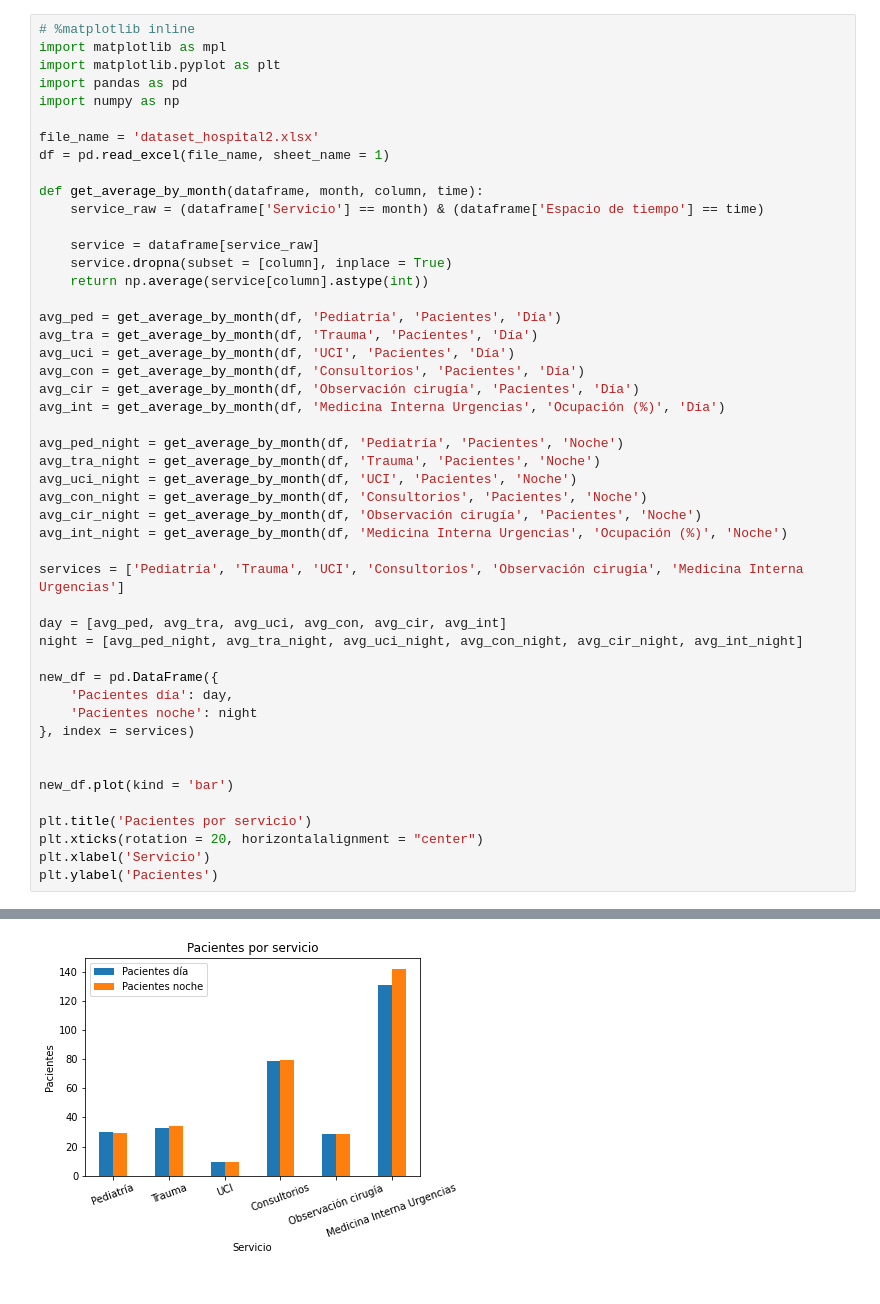
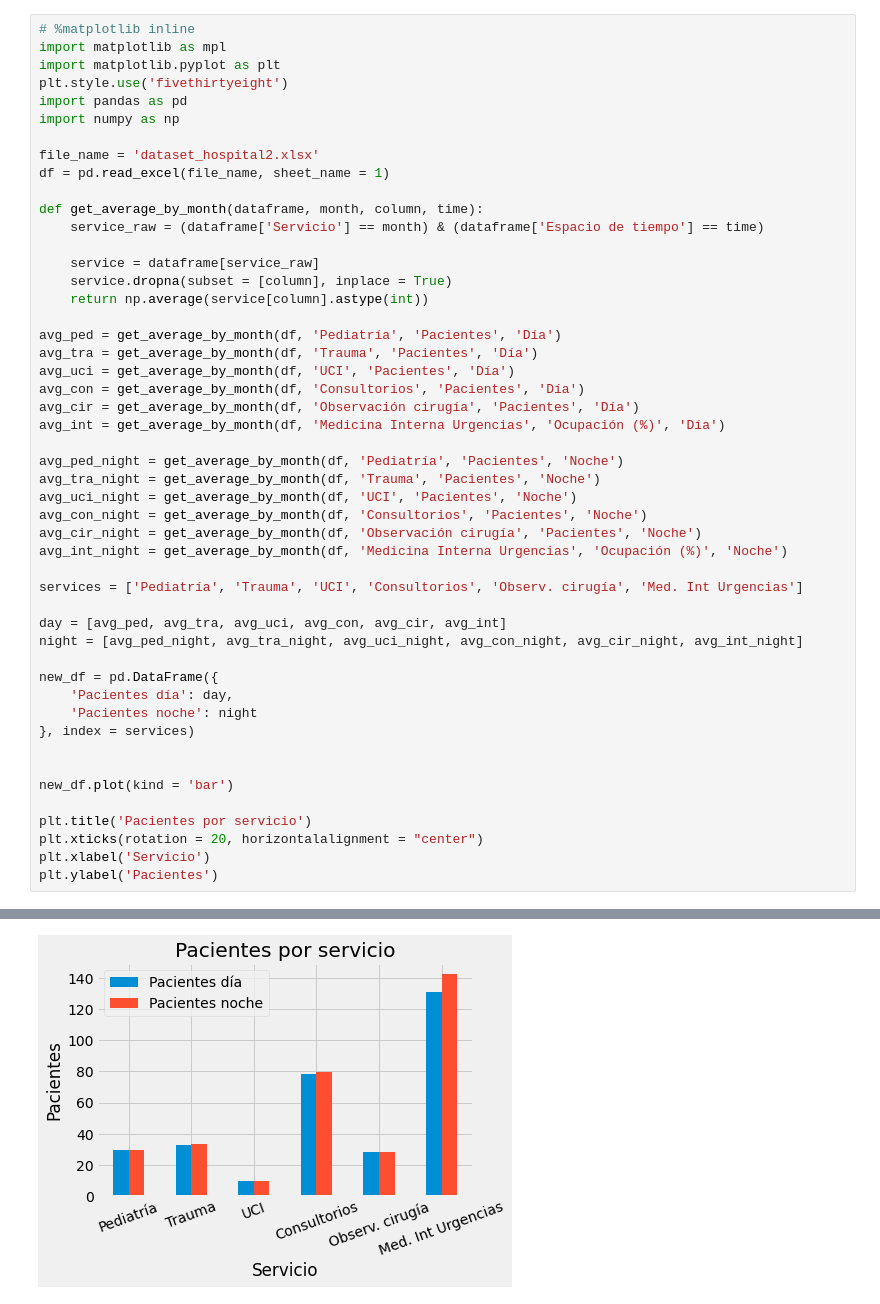
Before and after one commit to roadev/matplotlib_practice, a Jupyter notebook: pacientes_servicio.ipynb, the cells around one changed output, grey strips where cells are left out. Drawn from its saved outputs; the diff is of its cells as text.

Commit message:
change bar chart style

```diff
--- a/pacientes_servicio.ipynb
+++ b/pacientes_servicio.ipynb
@@ -2,6 +2,7 @@
 # %matplotlib inline
 import matplotlib as mpl
 import matplotlib.pyplot as plt
+plt.style.use('fivethirtyeight')
 import pandas as pd
 import numpy as np
 
@@ -20,32 +21,32 @@ avg_tra = get_average_by_month(df, 'Trauma', 'Pacientes', 'Día')
 avg_uci = get_average_by_month(df, 'UCI', 'Pacientes', 'Día')
 avg_con = get_average_by_month(df, 'Consultorios', 'Pacientes', 'Día')
 avg_cir = get_average_by_month(df, 'Observación cirugía', 'Pacientes', 'Día')
 avg_int = get_average_by_month(df, 'Medicina Interna Urgencias', 'Ocupación (%)', 'Día')
 
 avg_ped_night = get_average_by_month(df, 'Pediatría', 'Pacientes', 'Noche')
 avg_tra_night = get_average_by_month(df, 'Trauma', 'Pacientes', 'Noche')
 avg_uci_night = get_average_by_month(df, 'UCI', 'Pacientes', 'Noche')
 avg_con_night = get_average_by_month(df, 'Consultorios', 'Pacientes', 'Noche')
 avg_cir_night = get_average_by_month(df, 'Observación cirugía', 'Pacientes', 'Noche')
 avg_int_night = get_average_by_month(df, 'Medicina Interna Urgencias', 'Ocupación (%)', 'Noche')
 
-services = ['Pediatría', 'Trauma', 'UCI', 'Consultorios', 'Observación cirugía', 'Medicina Interna Urgencias']
+services = ['Pediatría', 'Trauma', 'UCI', 'Consultorios', 'Observ. cirugía', 'Med. Int Urgencias']
 
 day = [avg_ped, avg_tra, avg_uci, avg_con, avg_cir, avg_int]
 night = [avg_ped_night, avg_tra_night, avg_uci_night, avg_con_night, avg_cir_night, avg_int_night]
 
 new_df = pd.DataFrame({
     'Pacientes día': day,
     'Pacientes noche': night
 }, index = services)
 
 
 new_df.plot(kind = 'bar')
 
 plt.title('Pacientes por servicio')
 plt.xticks(rotation = 20, horizontalalignment = "center")
 plt.xlabel('Servicio')
 plt.ylabel('Pacientes')
 # %% [output]
 Text(0, 0.5, 'Pacientes')
-[figure, old version]
+[figure, new version]
```
Also changed, not shown: 1 other file.
